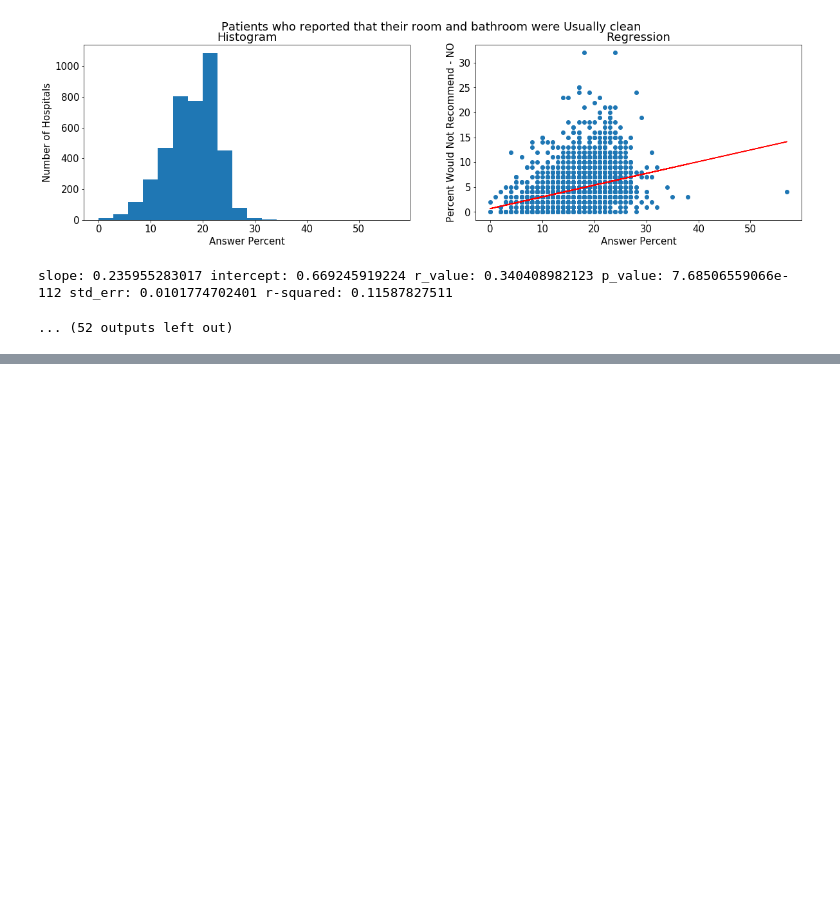
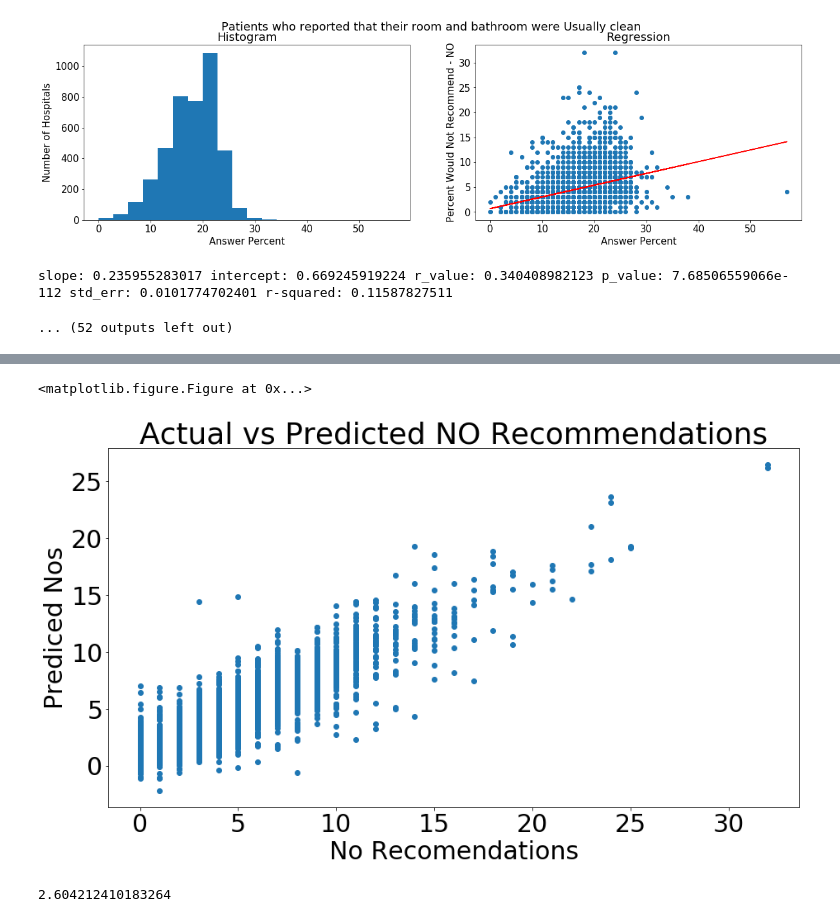
Before and after one commit to tapsmarty/Springboard, a Jupyter notebook: Critical_Factors_Patient_Satisfaction.ipynb, the cells around one changed output, grey strips where cells are left out. Drawn from its saved outputs; the diff is of its cells as text; code cells hidden in the pictures; blank space fills up the shorter version.

```diff
--- a/Critical_Factors_Patient_Satisfaction.ipynb
+++ b/Critical_Factors_Patient_Satisfaction.ipynb
@@ -316,0 +494,17 @@ plt.show()
+# %%
+plt.figure(figsize=(15, 8))
+plt.scatter(df2.No_Rec, lm.predict(X))
+plt.xlabel("No Recomendations")
+plt.ylabel("Prediced Nos")
+plt.title("Actual vs Predicted NO Recommendations")
+plt.show()
+# %% [output]
+<matplotlib.figure.Figure at 0x...>
+[figure, added]
+# %%
+int_no_rec = df2.No_Rec.astype(int)
+
+mseFull = np.mean((int_no_rec - lm.predict(X)) ** 2)
+print(mseFull)
+# %% [output]
+2.604212410183264
```
Also changed, not shown: parts of 9 cells of this notebook.
